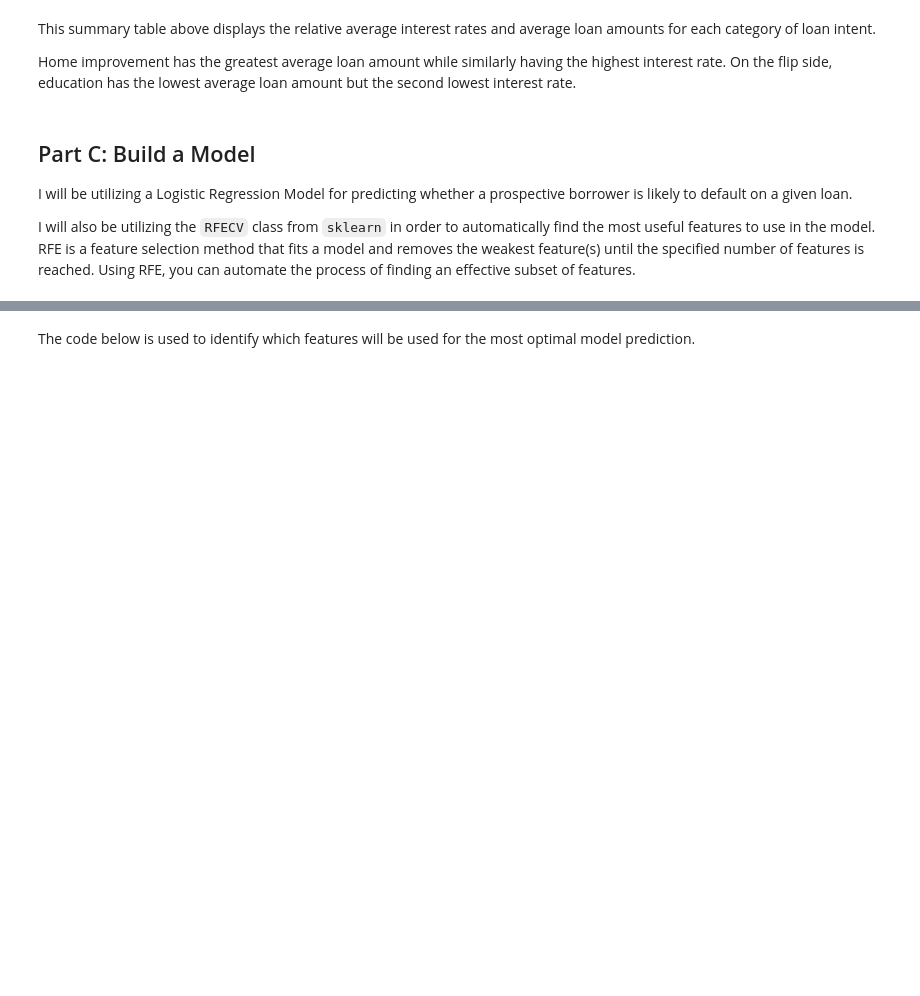
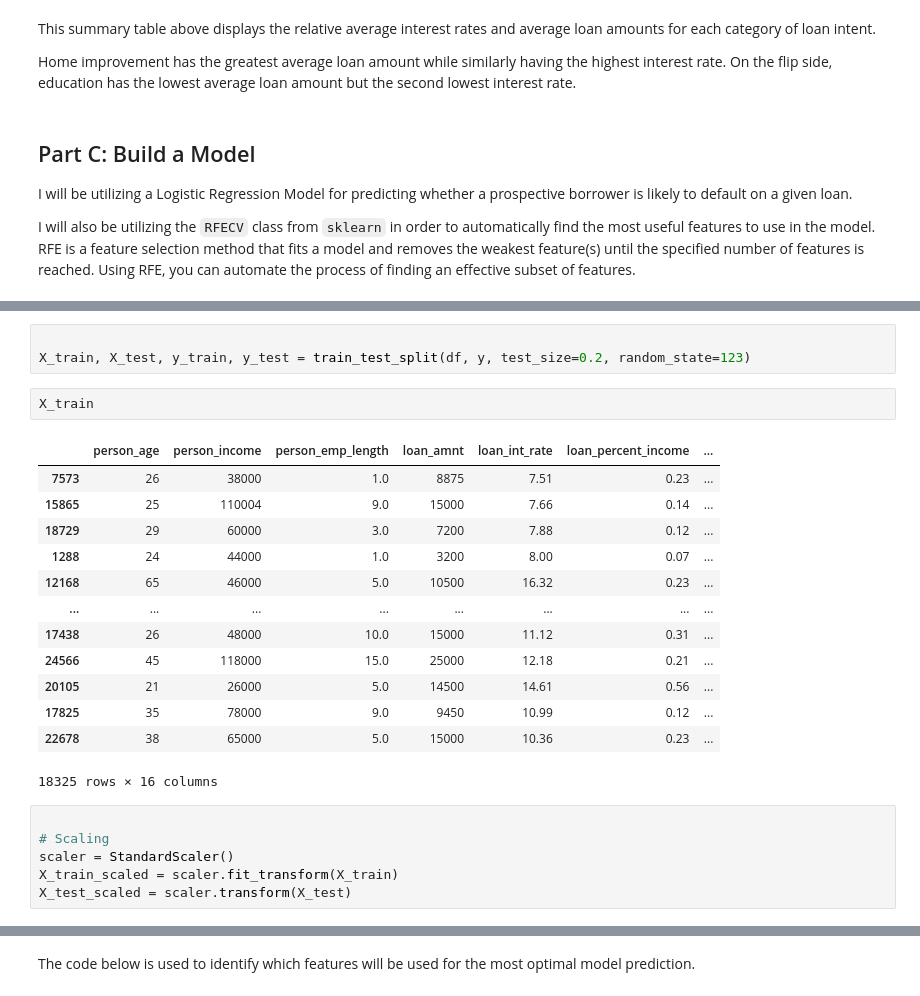
Before and after one commit to ItsDwood/itsdwood.github.io, a Jupyter notebook: posts/New-test-thing-post/index.ipynb, the cells around one changed output, grey strips where cells are left out. Drawn from its saved outputs; the diff is of its cells as text; blank space fills up the shorter version.

```diff
--- a/posts/New-test-thing-post/index.ipynb
+++ b/posts/New-test-thing-post/index.ipynb
@@ -155,0 +146,25 @@ weighted avg       0.83      0.84      0.83      4582
+# %%
+
+X_train, X_test, y_train, y_test = train_test_split(df, y, test_size=0.2, random_state=123)
+# %%
+X_train
+# %% [output]
+|  | person_age | person_income | person_emp_length | loan_amnt | loan_int_rate | loan_percent_income | ... |
+| 7573 | 26 | 38000 | 1.0 | 8875 | 7.51 | 0.23 | ... |
+| 15865 | 25 | 110004 | 9.0 | 15000 | 7.66 | 0.14 | ... |
+| 18729 | 29 | 60000 | 3.0 | 7200 | 7.88 | 0.12 | ... |
+| 1288 | 24 | 44000 | 1.0 | 3200 | 8.00 | 0.07 | ... |
+| 12168 | 65 | 46000 | 5.0 | 10500 | 16.32 | 0.23 | ... |
+| ... | ... | ... | ... | ... | ... | ... | ... |
+| 17438 | 26 | 48000 | 10.0 | 15000 | 11.12 | 0.31 | ... |
+| 24566 | 45 | 118000 | 15.0 | 25000 | 12.18 | 0.21 | ... |
+| 20105 | 21 | 26000 | 5.0 | 14500 | 14.61 | 0.56 | ... |
+| 17825 | 35 | 78000 | 9.0 | 9450 | 10.99 | 0.12 | ... |
+| 22678 | 38 | 65000 | 5.0 | 15000 | 10.36 | 0.23 | ... |
+18325 rows × 16 columns
+# %%
+
+# Scaling
+scaler = StandardScaler()
+X_train_scaled = scaler.fit_transform(X_train)
+X_test_scaled = scaler.transform(X_test)
```
Also changed, not shown: parts of 35 cells of this notebook, 17 other files.
